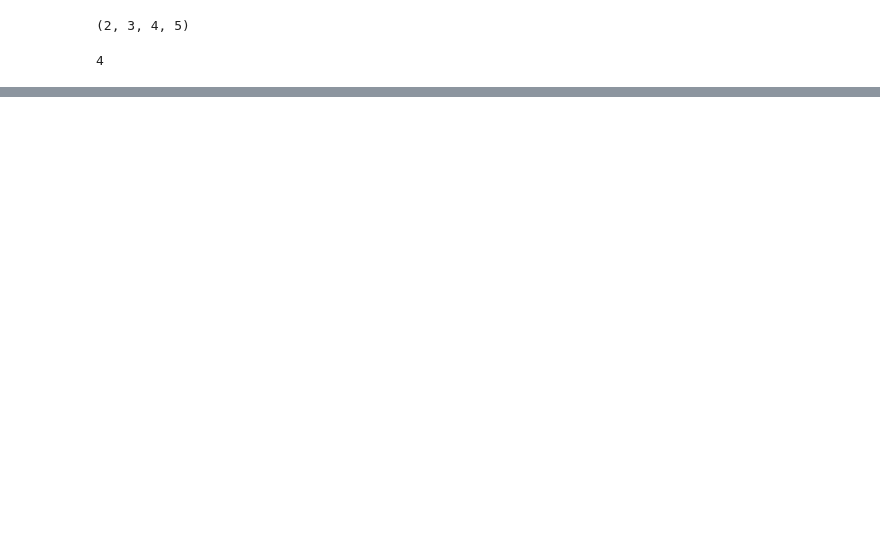
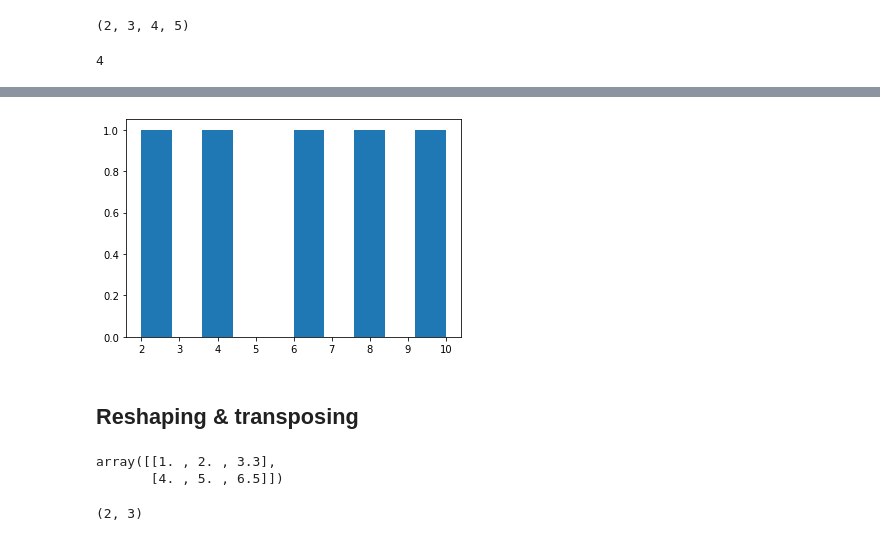
Before and after one commit to tomppk/numpy, a Jupyter notebook: introduction-to-numpy.ipynb, the cells around one changed output, grey strips where cells are left out. Cells and saved outputs as stored; diff of their text form; code cells hidden in the pictures; blank space fills up the shorter version.

```diff
--- a/introduction-to-numpy.ipynb
+++ b/introduction-to-numpy.ipynb
@@ -386,0 +583,16 @@ array([[[[0, 6, 6],
+# %%
+plt.hist(low_var_array)
+plt.show()
+# %% [output]
+[figure, added]
+# %% [markdown]
+## Reshaping & transposing
+# %%
+a2
+# %% [output]
+array([[1. , 2. , 3.3],
+       [4. , 5. , 6.5]])
+# %%
+a2.shape
+# %% [output]
+(2, 3)
```
Also changed, not shown: parts of 125 cells of this notebook, 3 other files.
